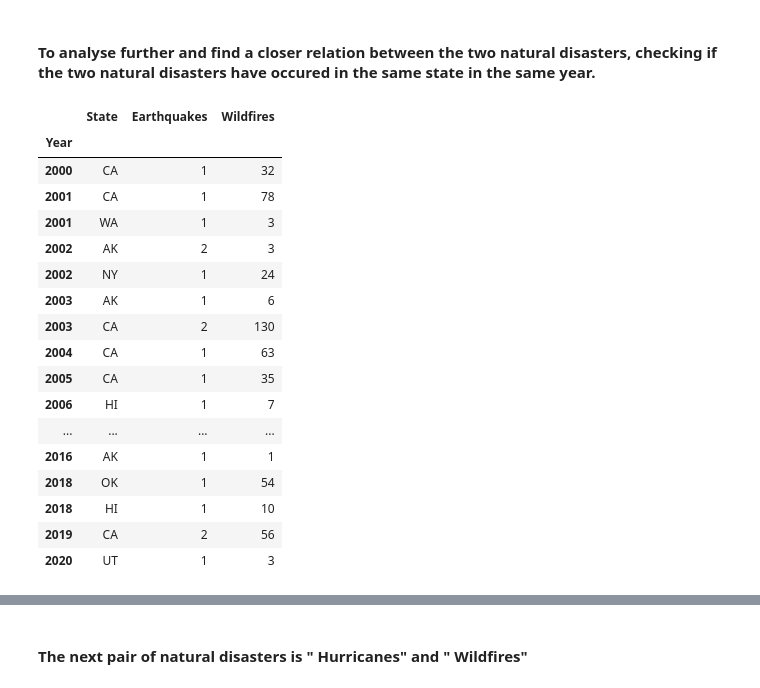
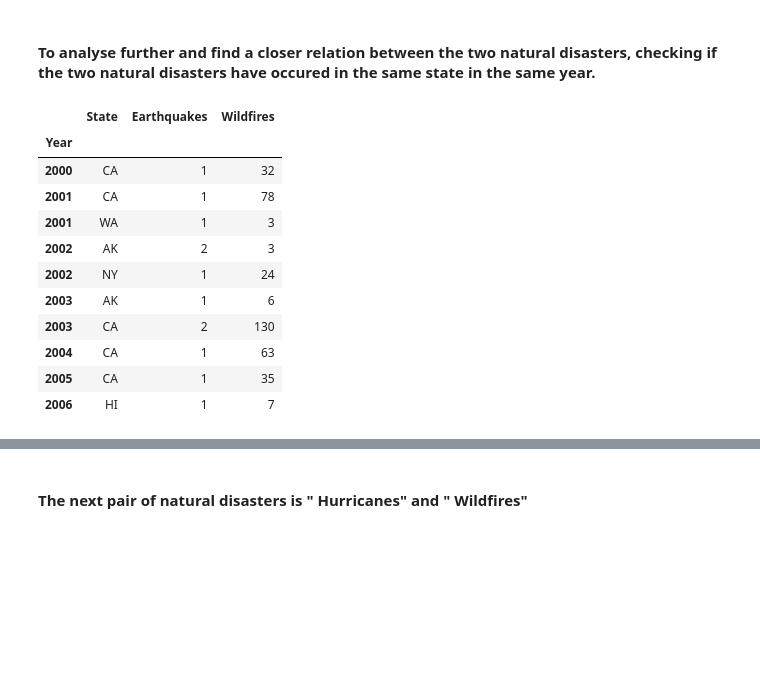
Before and after one commit to resh-chh/2021Fall_finals, a Jupyter notebook: Natural_Disasters_and_its_Economic_Impacts_in_the_US.ipynb, the cells around one changed output, grey strips where cells are left out. Cells and saved outputs as stored; diff of their text form; code cells hidden in the pictures; blank space fills up the shorter version.

```diff
--- a/Natural_Disasters_and_its_Economic_Impacts_in_the_US.ipynb
+++ b/Natural_Disasters_and_its_Economic_Impacts_in_the_US.ipynb
@@ -145,25 +167,19 @@ Looking at the plot and the list of years in which the two disasters occur toget
 # %%
 # find the states in which the disasters occurred according to the years
 state_wise_disasters = yearwise_statewise_event_summary_plot([earthquake_data, wildfires_data], disaster_years,
                                                                  ['Earthquakes', 'Wildfires'])
 state_wise_disasters.set_index('Year', inplace=True)
-display(state_wise_disasters)
+display(state_wise_disasters.head(10))
 # %% [output]
 |  | State | Earthquakes | Wildfires |
 | Year |  |  |  |
 | 2000 | CA | 1 | 32 |
 | 2001 | CA | 1 | 78 |
 | 2001 | WA | 1 | 3 |
 | 2002 | AK | 2 | 3 |
 | 2002 | NY | 1 | 24 |
 | 2003 | AK | 1 | 6 |
 | 2003 | CA | 2 | 130 |
 | 2004 | CA | 1 | 63 |
 | 2005 | CA | 1 | 35 |
 | 2006 | HI | 1 | 7 |
-| ... | ... | ... | ... |
-| 2016 | AK | 1 | 1 |
-| 2018 | OK | 1 | 54 |
-| 2018 | HI | 1 | 10 |
-| 2019 | CA | 2 | 56 |
-| 2020 | UT | 1 | 3 |
```
Also changed, not shown: parts of 28 cells of this notebook, 1 other file.
